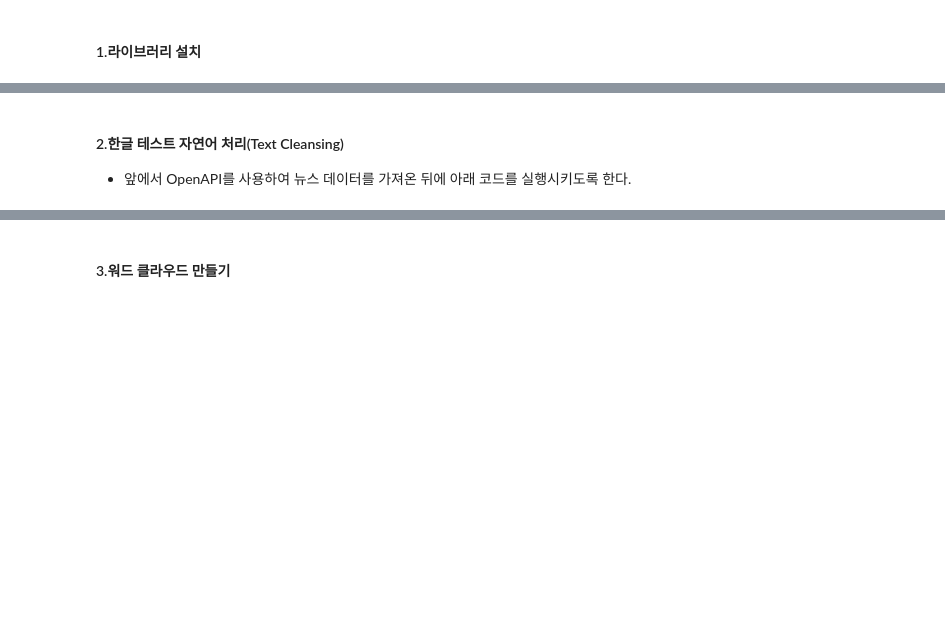
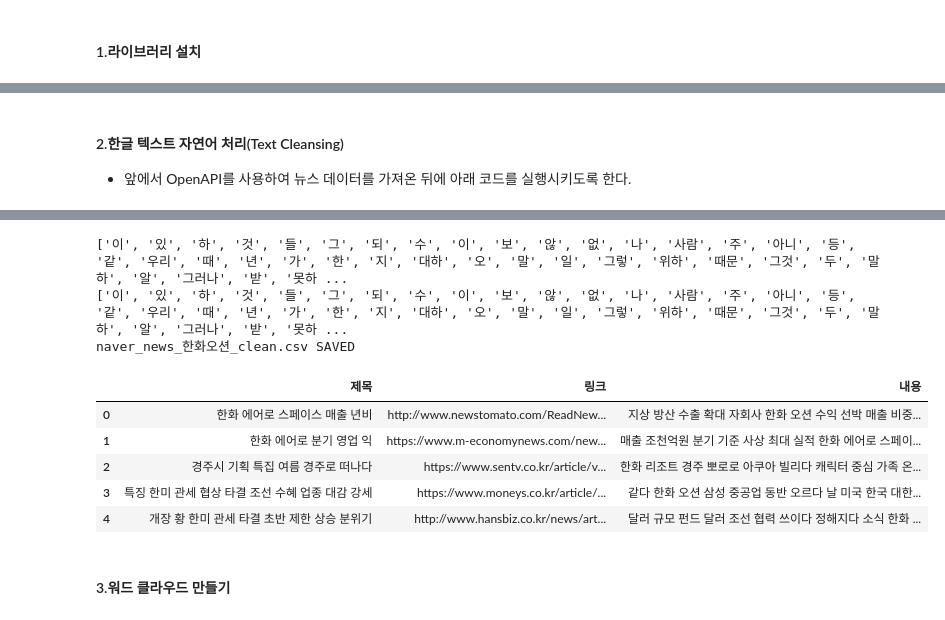
Before and after one commit to Joyschool/2025_mirae_master, a Jupyter notebook: 3일차_웹데이터수집및시각화_OpenAPI_완성.ipynb, the cells around one changed output, grey strips where cells are left out. Cells and saved outputs as stored; diff of their text form; code cells hidden in the pictures; blank space fills up the shorter version.

```diff
--- a/3일차_웹데이터수집및시각화_OpenAPI_완성.ipynb
+++ b/3일차_웹데이터수집및시각화_OpenAPI_완성.ipynb
@@ -230,5 +370,5 @@ df_한강.loc[min_idx]   # 주어진 인덱스에 해당하는 레코드 정보
 # %% [markdown]
-#### 2.한글 테스트 자연어 처리(Text Cleansing)
+#### 2.한글 텍스트 자연어 처리(Text Cleansing)
 - 앞에서 OpenAPI를 사용하여 뉴스 데이터를 가져온 뒤에 아래 코드를 실행시키도록 한다.
 # %%
 import pandas as pd
@@ -274,6 +414,7 @@ def clean_korean_documents(documents):
         header=None
     )
     stopwords = df[0].str.strip().tolist()
+    print(stopwords)
 
     for i, document in enumerate(documents):
         clean_words = []
@@ -294,7 +435,8 @@ def clean_target_feature(data):
 # ---------------------
 # 1.클린징할 파일 가져오기
 # 앞에서 저장한 뉴스 데이터 파일 이름
-file = 'naver_news_노벨상.csv'  # 앞에서 만들어진 파일 사용하기
+fname = 'naver_news_한화오션'
+file = f'{fname}.csv'  # 앞에서 만들어진 파일 사용하기
 df = pd.read_csv(file)
 
 # 2.클린징할 컬럼 선택해서 클린징하기
@@ -303,8 +445,9 @@ df['제목'] = clean_target_feature(df['제목'])  # 기사 제목
 df['내용'] = clean_target_feature(df['내용'])  # 기사 내용
 
 # 3.클린징 결과 csv 파일로 저장하기
-file = 'naver_news_노벨상_clean.csv'
+file = f'{fname}_clean.csv'
 df.to_csv(file, index=False, encoding="utf-8-sig")
 print(f'{file} SAVED')
 
 df.head()
+# %% [output]
@@ -311,3 +458,12 @@ df.head()
+['이', '있', '하', '것', '들', '그', '되', '수', '이', '보', '않', '없', '나', '사람', '주', '아니', '등', '같', '우리', '때', '년', '가', '한', '지', '대하', '오', '말', '일', '그렇', '위하', '때문', '그것', '두', '말하', '알', '그러나', '받', '못하 ...
+['이', '있', '하', '것', '들', '그', '되', '수', '이', '보', '않', '없', '나', '사람', '주', '아니', '등', '같', '우리', '때', '년', '가', '한', '지', '대하', '오', '말', '일', '그렇', '위하', '때문', '그것', '두', '말하', '알', '그러나', '받', '못하 ...
+naver_news_한화오션_clean.csv SAVED
+|  | 제목 | 링크 | 내용 |
+| 0 | 한화 에어로 스페이스 매출 년비 | http://www.newstomato.com/ReadNew... | 지상 방산 수출 확대 자회사 한화 오션 수익 선박 매출 비중... |
+| 1 | 한화 에어로 분기 영업 익 | https://www.m-economynews.com/new... | 매출 조천억원 분기 기준 사상 최대 실적 한화 에어로 스페이... |
+| 2 | 경주시 기획 특집 여름 경주로 떠나다 | https://www.sentv.co.kr/article/v... | 한화 리조트 경주 뽀로로 아쿠아 빌리다 캐릭터 중심 가족 온... |
+| 3 | 특징 한미 관세 협상 타결 조선 수혜 업종 대감 강세 | https://www.moneys.co.kr/article/... | 같다 한화 오션 삼성 중공업 동반 오르다 날 미국 한국 대한... |
+| 4 | 개장 황 한미 관세 타결 초반 제한 상승 분위기 | http://www.hansbiz.co.kr/news/art... | 달러 규모 펀드 달러 조선 협력 쓰이다 정해지다 소식 한화 ... |
 # %% [markdown]
 #### 3.워드 클라우드 만들기
 # %%
```
Also changed, not shown: parts of 14 cells of this notebook.
